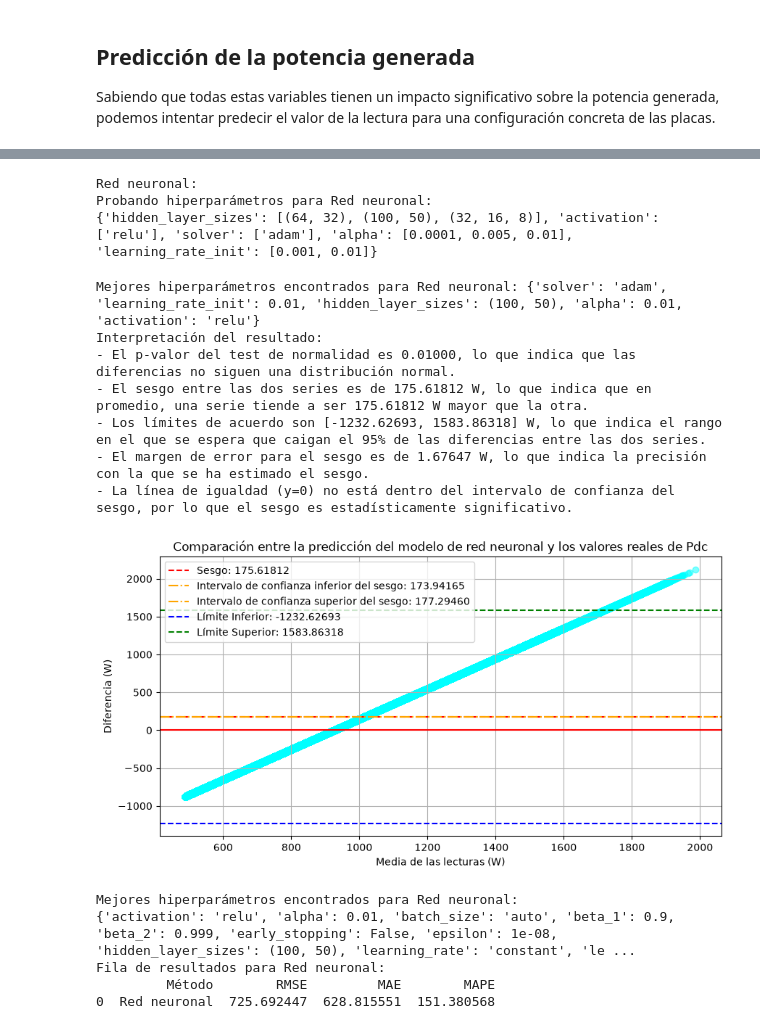
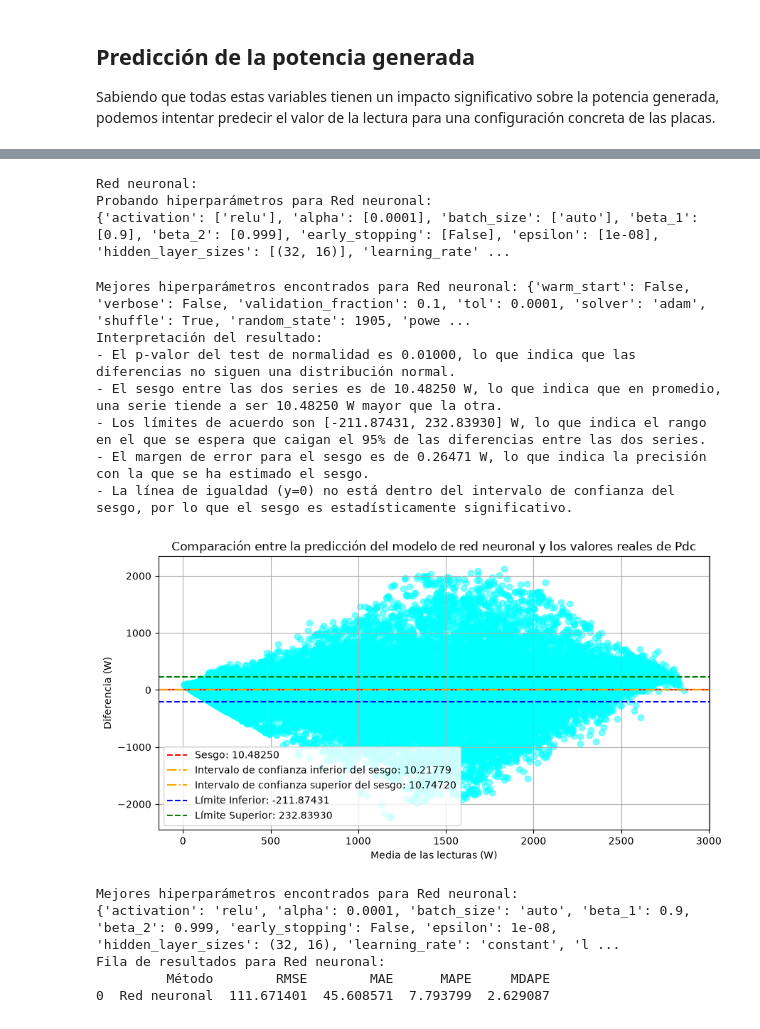
Before and after one commit to jcv00036/extracurriculares_simidat_scripts, a Jupyter notebook: cuadernos/estudio_disposiciones.ipynb, the cells around one changed output, grey strips where cells are left out. Saved outputs shown, nothing was run; the diff lists cells and outputs as text; code cells hidden in the pictures.

Commit message:
Cambios en las pruebas

```diff
--- a/cuadernos/estudio_disposiciones.ipynb
+++ b/cuadernos/estudio_disposiciones.ipynb
@@ -284,43 +326,63 @@ Fila de resultados para Random Forest:
 # %%
+# Para la red neuronal utilizo un dataframe como el de LightGBM pero normalizo todas las variables para que estén en el rango [0,1] y sea más fácil entrenar
+df_rn = dataframe()
+
+# Paso la columna Datetima a las columnas: día, mes y segundo del día
+df_rn["Dia"] = df_rn["Datetime"].apply(lambda x: x.day)
+df_rn["Mes"] = df_rn["Datetime"].apply(lambda x: x.month)
+df_rn["Segundo"] = df_rn["Datetime"].apply(lambda x: x.hour * 3600 + x.minute * 60 + x.second)
+
+# Creo una variable por cada grupo para esta prueba
+for i in range(1,6):
+    df_rn[f"G{i}"] = df_rn["Grupo"].apply(lambda x: 1 if x == i else 0)
+
+lista_variables = ["Dia", "Mes", "Segundo", "Disp_Izq", "Disp_Cent", "Disp_Der", "Monofacial", "Disp_Vert", "G1", "G2", "G3", "G4", "G5", "Temperatura_placas", "Irradiancia"]
+
 # region red neuronal de perceptrones
 modelo_rn = MLPRegressor(random_state=SEMILLA)
 param_grid = {
     'hidden_layer_sizes': [
-        (64, 32),       # Configuración piramidal estándar
-        (100, 50),      # Configuración robusta para relaciones complejas
-        (32, 16, 8)     # Red profunda (3 capas) para capturar no-linealidades (p.ej. Irradiancia vs Temperatura)
+        (8),
+        (8, 4),
+        (16),
+        (16, 8),
+        (32),
+        (32, 16),
+        (32, 16, 8)
     ],
 
     'activation': ['relu'],
 
     'solver': ['adam'],
 
     'alpha': [0.0001, 0.005, 0.01],
 
-    'learning_rate_init': [0.001, 0.01]
+    'learning_rate_init': [0.001, 0.01, 0.1, 0.2],
+
+    'max_iter': [500, 1000, 2000]
 }
 
-fila_rn = ut.realizar_prueba_regresor(modelo_rn, df, COLUMNA_P, lista_variables, param_grid, SEMILLA, PROPORCION_TEST, "Red neuronal", f"{DIR_SALIDA}resultados_test_rn.csv", "W")
+fila_rn = ut.realizar_prueba_regresor(modelo_rn, df_rn, COLUMNA_P, lista_variables, param_grid, SEMILLA, PROPORCION_TEST, "Red neuronal", f"{DIR_SALIDA}resultados_test_rn.csv", "W")
 
 filas.append(fila_rn)
 # endregion
 # %% [output]
 Red neuronal:
 Probando hiperparámetros para Red neuronal:
-{'hidden_layer_sizes': [(64, 32), (100, 50), (32, 16, 8)], 'activation': ['relu'], 'solver': ['adam'], 'alpha': [0.0001, 0.005, 0.01], 'learning_rate_init': [0.001, 0.01]}
+{'activation': ['relu'], 'alpha': [0.0001], 'batch_size': ['auto'], 'beta_1': [0.9], 'beta_2': [0.999], 'early_stopping': [False], 'epsilon': [1e-08], 'hidden_layer_sizes': [(32, 16)], 'learning_rate' ...
-Mejores hiperparámetros encontrados para Red neuronal: {'solver': 'adam', 'learning_rate_init': 0.01, 'hidden_layer_sizes': (100, 50), 'alpha': 0.01, 'activation': 'relu'}
+Mejores hiperparámetros encontrados para Red neuronal: {'warm_start': False, 'verbose': False, 'validation_fraction': 0.1, 'tol': 0.0001, 'solver': 'adam', 'shuffle': True, 'random_state': 1905, 'powe ...
 Interpretación del resultado:
 - El p-valor del test de normalidad es 0.01000, lo que indica que las diferencias no siguen una distribución normal.
-- El sesgo entre las dos series es de 175.61812 W, lo que indica que en promedio, una serie tiende a ser 175.61812 W mayor que la otra.
-- Los límites de acuerdo son [-1232.62693, 1583.86318] W, lo que indica el rango en el que se espera que caigan el 95% de las diferencias entre las dos series.
-- El margen de error para el sesgo es de 1.67647 W, lo que indica la precisión con la que se ha estimado el sesgo.
+- El sesgo entre las dos series es de 10.48250 W, lo que indica que en promedio, una serie tiende a ser 10.48250 W mayor que la otra.
+- Los límites de acuerdo son [-211.87431, 232.83930] W, lo que indica el rango en el que se espera que caigan el 95% de las diferencias entre las dos series.
+- El margen de error para el sesgo es de 0.26471 W, lo que indica la precisión con la que se ha estimado el sesgo.
 - La línea de igualdad (y=0) no está dentro del intervalo de confianza del sesgo, por lo que el sesgo es estadísticamente significativo.
-[figure, old version]
+[figure, new version]
 Mejores hiperparámetros encontrados para Red neuronal:
-{'activation': 'relu', 'alpha': 0.01, 'batch_size': 'auto', 'beta_1': 0.9, 'beta_2': 0.999, 'early_stopping': False, 'epsilon': 1e-08, 'hidden_layer_sizes': (100, 50), 'learning_rate': 'constant', 'le ...
+{'activation': 'relu', 'alpha': 0.0001, 'batch_size': 'auto', 'beta_1': 0.9, 'beta_2': 0.999, 'early_stopping': False, 'epsilon': 1e-08, 'hidden_layer_sizes': (32, 16), 'learning_rate': 'constant', 'l ...
 Fila de resultados para Red neuronal:
-         Método        RMSE         MAE        MAPE
-0  Red neuronal  725.692447  628.815551  151.380568
+         Método        RMSE        MAE      MAPE     MDAPE
+0  Red neuronal  111.671401  45.608571  7.793799  2.629087
 # %%
 # Genero la tabla de resultados de las predicciones
 print(rep.tabla_diferencias(filas))
```
Also changed, not shown: parts of 6 cells of this notebook, 5 other files.
